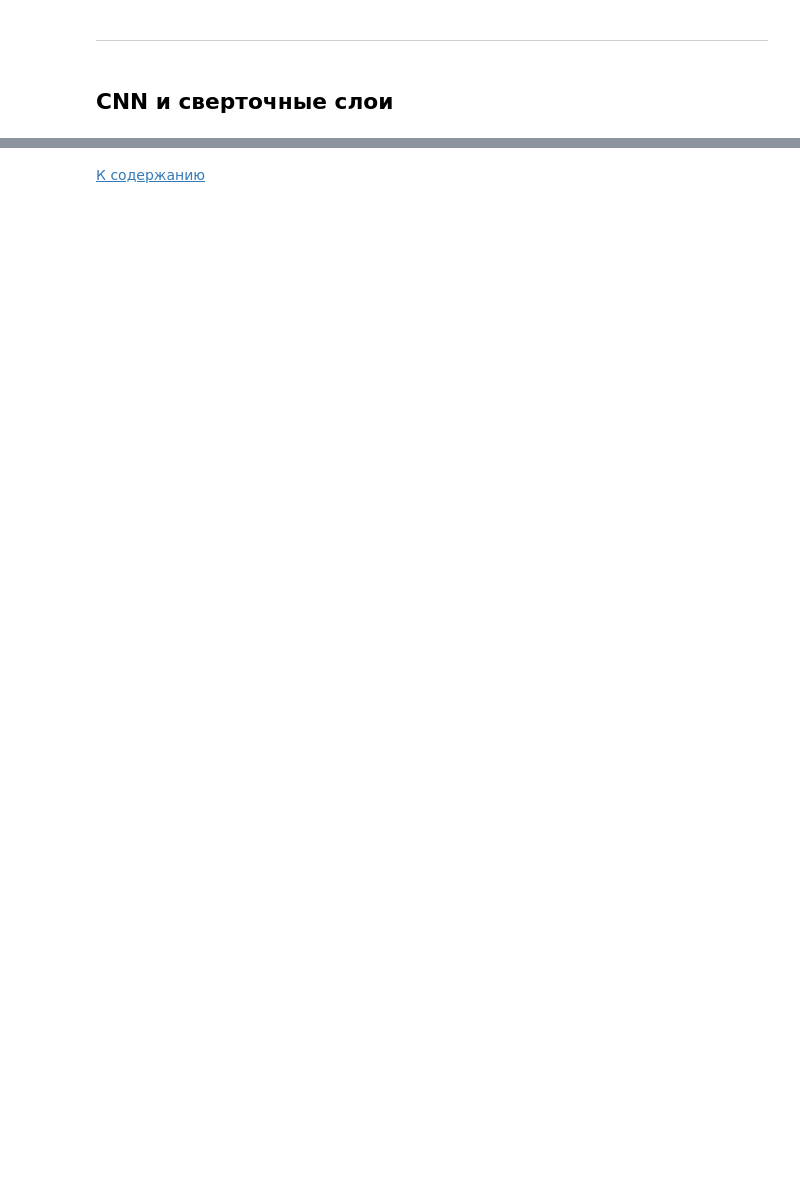
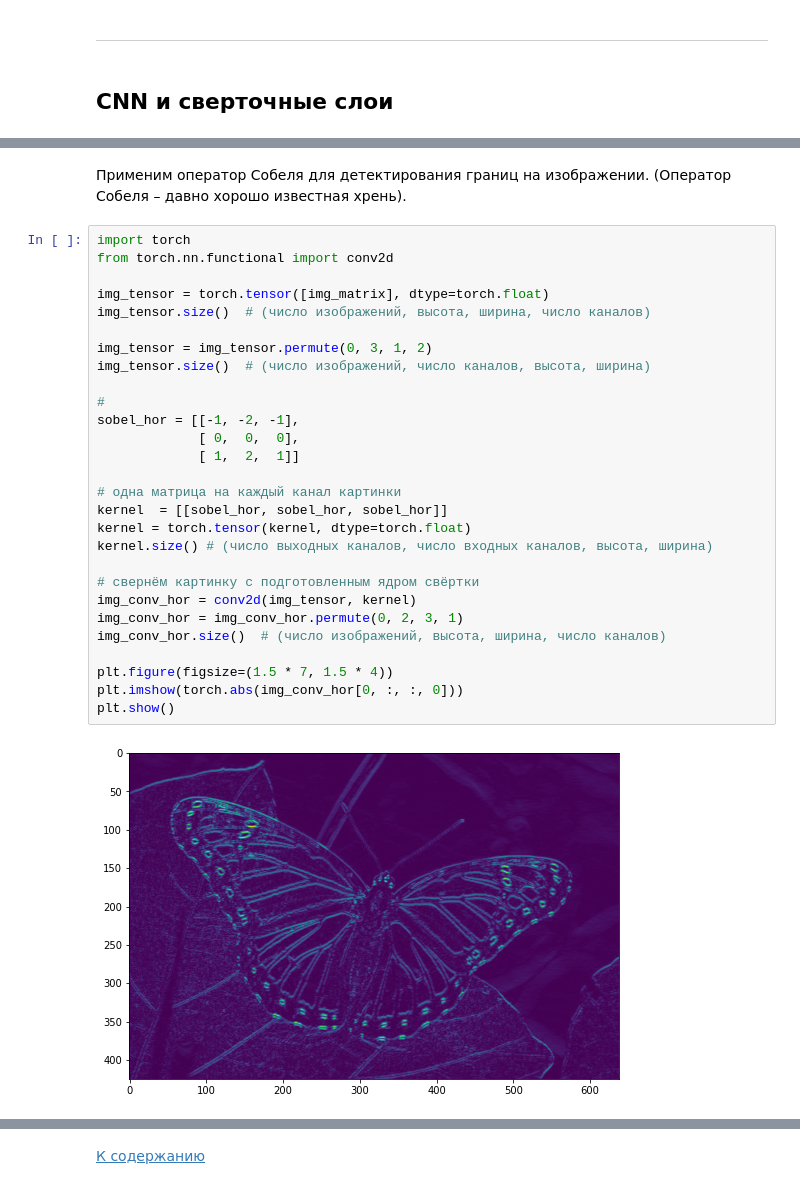
Before and after one commit to fortvivlan/NNcheatsheet, a Jupyter notebook: CompleteNNs.ipynb, the cells around one changed output, grey strips where cells are left out. Drawn from its saved outputs; the diff is of its cells as text; blank space fills up the shorter version.

```diff
--- a/CompleteNNs.ipynb
+++ b/CompleteNNs.ipynb
@@ -710,0 +899,32 @@ $$z_{B,j} = \gamma \cdot \tilde{x}_{B,j} + \beta $$
+# %% [markdown]
+Применим оператор Собеля для детектирования границ на изображении. (Оператор Собеля &ndash; давно хорошо известная хрень).
+# %%
+import torch
+from torch.nn.functional import conv2d
+
+img_tensor = torch.tensor([img_matrix], dtype=torch.float)
+img_tensor.size()  # (число изображений, высота, ширина, число каналов)
+
+img_tensor = img_tensor.permute(0, 3, 1, 2)
+img_tensor.size()  # (число изображений, число каналов, высота, ширина)
+
+#
+sobel_hor = [[-1, -2, -1],
+             [ 0,  0,  0],
+             [ 1,  2,  1]]
+
+# одна матрица на каждый канал картинки
+kernel  = [[sobel_hor, sobel_hor, sobel_hor]]
+kernel = torch.tensor(kernel, dtype=torch.float)
+kernel.size() # (число выходных каналов, число входных каналов, высота, ширина)
+
+# свернём картинку с подготовленным ядром свёртки
+img_conv_hor = conv2d(img_tensor, kernel)
+img_conv_hor = img_conv_hor.permute(0, 2, 3, 1)
+img_conv_hor.size()  # (число изображений, высота, ширина, число каналов)
+
+plt.figure(figsize=(1.5 * 7, 1.5 * 4))
+plt.imshow(torch.abs(img_conv_hor[0, :, :, 0]))
+plt.show()
+# %% [output]
+[figure, added]
```
Also changed, not shown: parts of 70 cells of this notebook, 13 other files.
